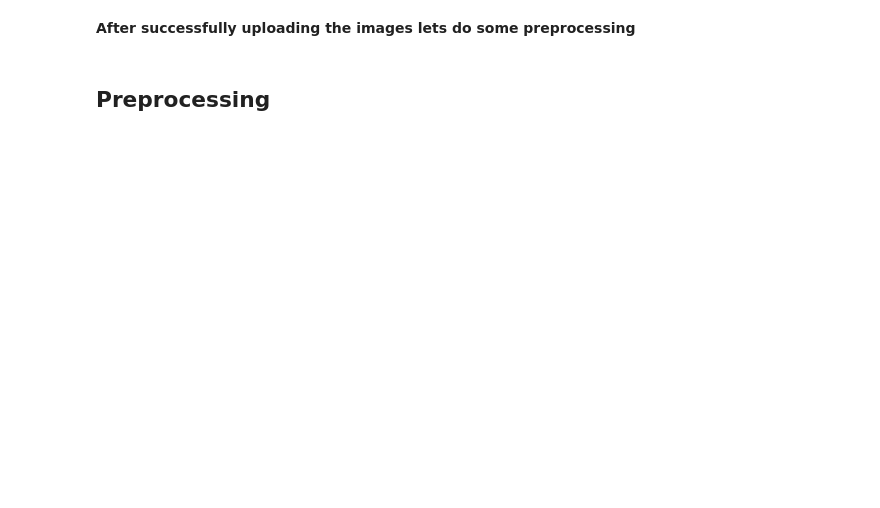
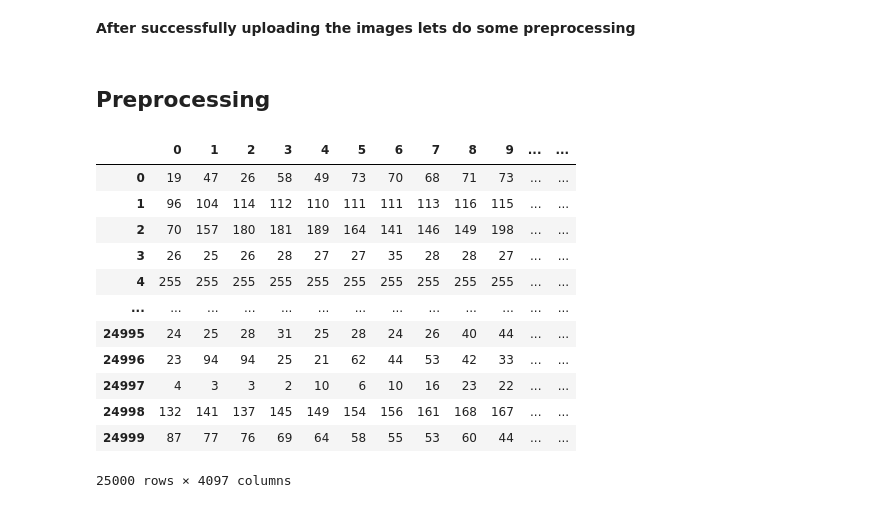
Before and after one commit to idobar1403/FinalProjectYear1, a Jupyter notebook: Cats-vs-Dogs.ipynb, the cells around one changed output. Saved outputs shown, nothing was run; the diff lists cells and outputs as text; code cells hidden in the pictures; blank space fills up the shorter version.

```diff
--- a/Cats-vs-Dogs.ipynb
+++ b/Cats-vs-Dogs.ipynb
@@ -83,3 +109,21 @@ target.head()
 <B> After successfully uploading the images lets do some preprocessing
 # %% [markdown]
 ## Preprocessing
+# %%
+# Adding the target dataframe to the images dataframe
+df = pd.concat([df, target], axis=1)
+df
+# %% [output]
+|  | 0 | 1 | 2 | 3 | 4 | 5 | 6 | 7 | 8 | 9 | ... | ... |
+| 0 | 19 | 47 | 26 | 58 | 49 | 73 | 70 | 68 | 71 | 73 | ... | ... |
+| 1 | 96 | 104 | 114 | 112 | 110 | 111 | 111 | 113 | 116 | 115 | ... | ... |
+| 2 | 70 | 157 | 180 | 181 | 189 | 164 | 141 | 146 | 149 | 198 | ... | ... |
+| 3 | 26 | 25 | 26 | 28 | 27 | 27 | 35 | 28 | 28 | 27 | ... | ... |
+| 4 | 255 | 255 | 255 | 255 | 255 | 255 | 255 | 255 | 255 | 255 | ... | ... |
+| ... | ... | ... | ... | ... | ... | ... | ... | ... | ... | ... | ... | ... |
+| 24995 | 24 | 25 | 28 | 31 | 25 | 28 | 24 | 26 | 40 | 44 | ... | ... |
+| 24996 | 23 | 94 | 94 | 25 | 21 | 62 | 44 | 53 | 42 | 33 | ... | ... |
+| 24997 | 4 | 3 | 3 | 2 | 10 | 6 | 10 | 16 | 23 | 22 | ... | ... |
+| 24998 | 132 | 141 | 137 | 145 | 149 | 154 | 156 | 161 | 168 | 167 | ... | ... |
+| 24999 | 87 | 77 | 76 | 69 | 64 | 58 | 55 | 53 | 60 | 44 | ... | ... |
+25000 rows × 4097 columns
```
Also changed, not shown: parts of 7 cells of this notebook.
